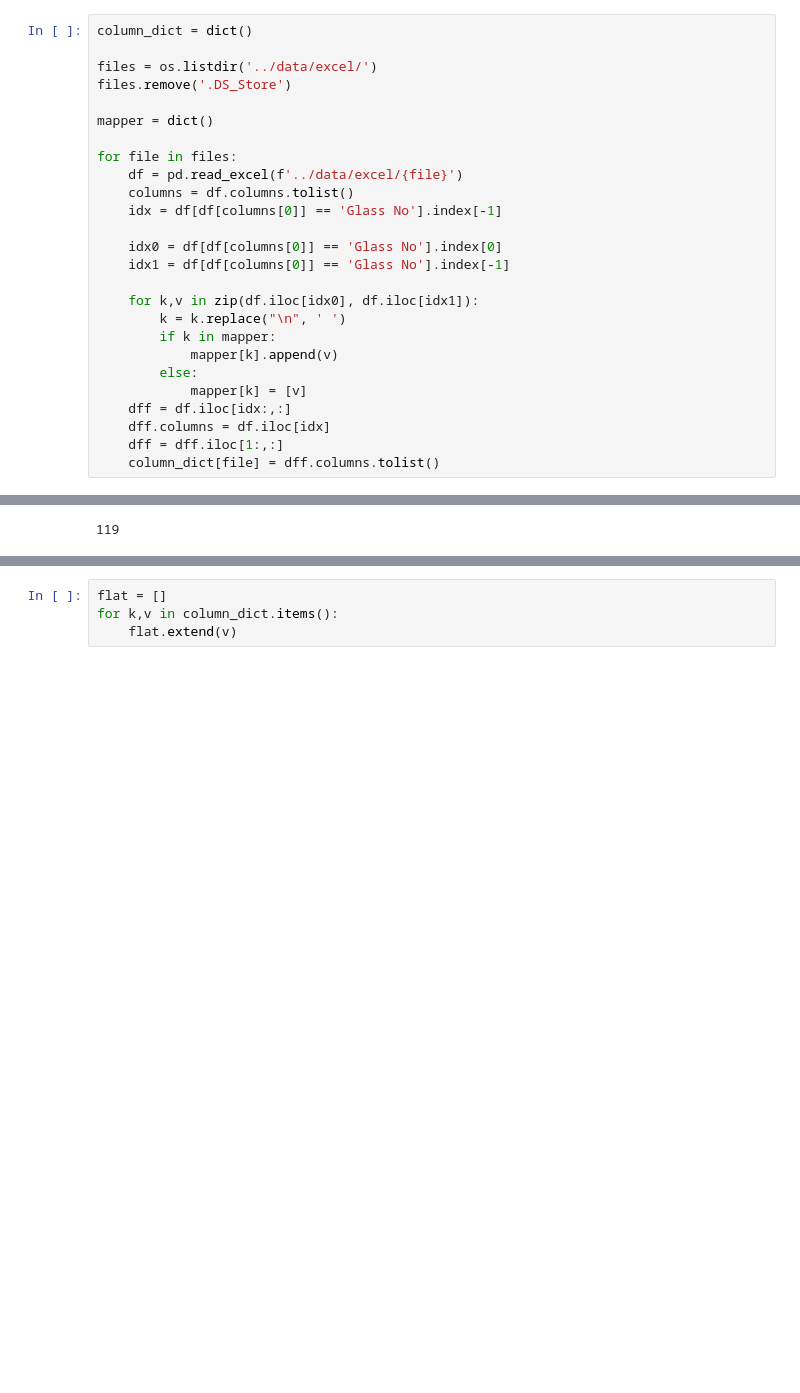
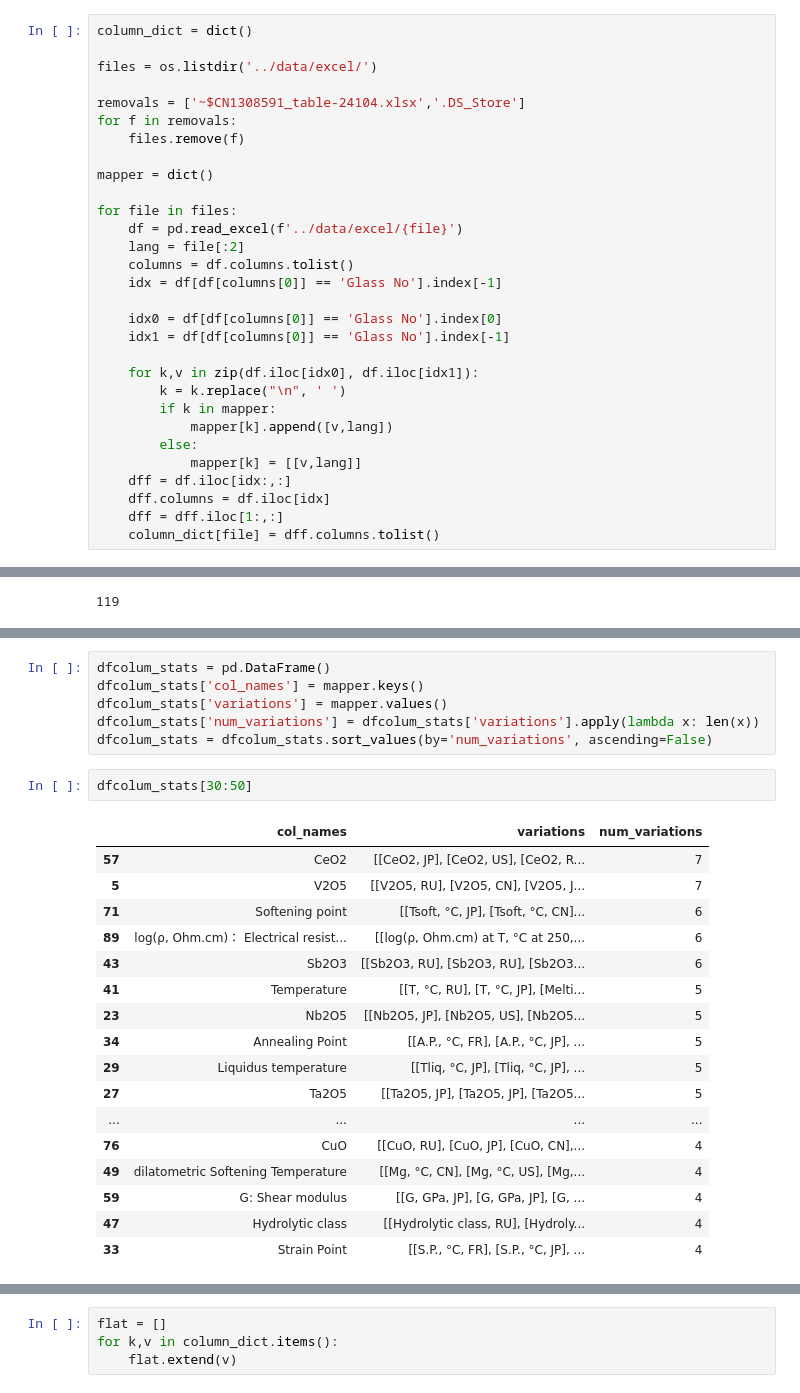
Before and after one commit to zakidotai/MuMMIE, a Jupyter notebook: code/patents_explorer.ipynb, the cells around one changed output, grey strips where cells are left out. Drawn from its saved outputs; the diff is of its cells as text; blank space fills up the shorter version.

Commit message:
data viz

```diff
--- a/code/patents_explorer.ipynb
+++ b/code/patents_explorer.ipynb
@@ -18,12 +22,16 @@ df
 column_dict = dict()
 
 files = os.listdir('../data/excel/')
-files.remove('.DS_Store')
+
+removals = ['~$CN1308591_table-24104.xlsx','.DS_Store']
+for f in removals:
+    files.remove(f)
 
 mapper = dict()
 
 for file in files:
     df = pd.read_excel(f'../data/excel/{file}')
+    lang = file[:2]
     columns = df.columns.tolist()
     idx = df[df[columns[0]] == 'Glass No'].index[-1]
 
@@ -33,9 +41,9 @@ for file in files:
     for k,v in zip(df.iloc[idx0], df.iloc[idx1]):
         k = k.replace("\n", ' ')
         if k in mapper:
-            mapper[k].append(v)
+            mapper[k].append([v,lang])
         else:
-            mapper[k] = [v]
+            mapper[k] = [[v,lang]]
     dff = df.iloc[idx:,:]
     dff.columns = df.iloc[idx]
     dff = dff.iloc[1:,:]
@@ -46,0 +60,26 @@ len(mapper.keys())
+# %%
+dfcolum_stats = pd.DataFrame()
+dfcolum_stats['col_names'] = mapper.keys()
+dfcolum_stats['variations'] = mapper.values()
+dfcolum_stats['num_variations'] = dfcolum_stats['variations'].apply(lambda x: len(x))
+dfcolum_stats = dfcolum_stats.sort_values(by='num_variations', ascending=False)
+# %%
+dfcolum_stats[30:50]
+# %% [output]
+|  | col_names | variations | num_variations |
+| 57 | CeO2 | [[CeO2, JP], [CeO2, US], [CeO2, R... | 7 |
+| 5 | V2O5 | [[V2O5, RU], [V2O5, CN], [V2O5, J... | 7 |
+| 71 | Softening point | [[Tsoft, °C, JP], [Tsoft, °C, CN]... | 6 |
+| 89 | log(ρ, Ohm.cm)： Electrical resist... | [[log(ρ, Ohm.cm) at T, °C at 250,... | 6 |
+| 43 | Sb2O3 | [[Sb2O3, RU], [Sb2O3, RU], [Sb2O3... | 6 |
+| 41 | Temperature | [[T, °C, RU], [T, °C, JP], [Melti... | 5 |
+| 23 | Nb2O5 | [[Nb2O5, JP], [Nb2O5, US], [Nb2O5... | 5 |
+| 34 | Annealing Point | [[A.P., °C, FR], [A.P., °C, JP], ... | 5 |
+| 29 | Liquidus temperature | [[Tliq, °C, JP], [Tliq, °C, JP], ... | 5 |
+| 27 | Ta2O5 | [[Ta2O5, JP], [Ta2O5, JP], [Ta2O5... | 5 |
+| ... | ... | ... | ... |
+| 76 | CuO | [[CuO, RU], [CuO, JP], [CuO, CN],... | 4 |
+| 49 | dilatometric Softening Temperature | [[Mg, °C, CN], [Mg, °C, US], [Mg,... | 4 |
+| 59 | G: Shear modulus | [[G, GPa, JP], [G, GPa, JP], [G, ... | 4 |
+| 47 | Hydrolytic class | [[Hydrolytic class, RU], [Hydroly... | 4 |
+| 33 | Strain Point | [[S.P., °C, FR], [S.P., °C, JP], ... | 4 |
```
Also changed, not shown: parts of 11 cells of this notebook.
